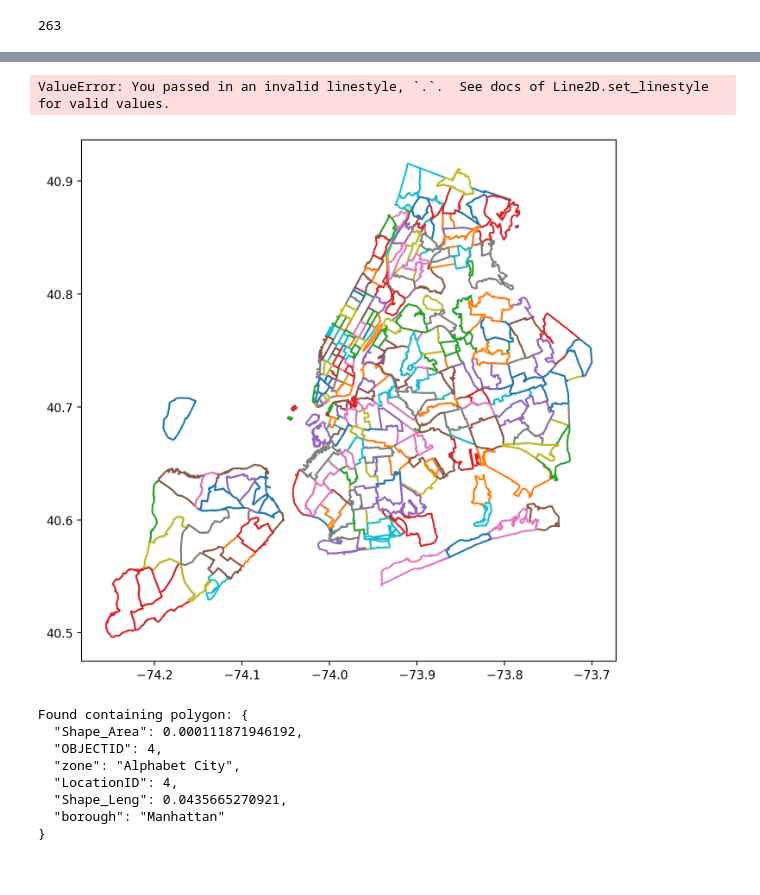
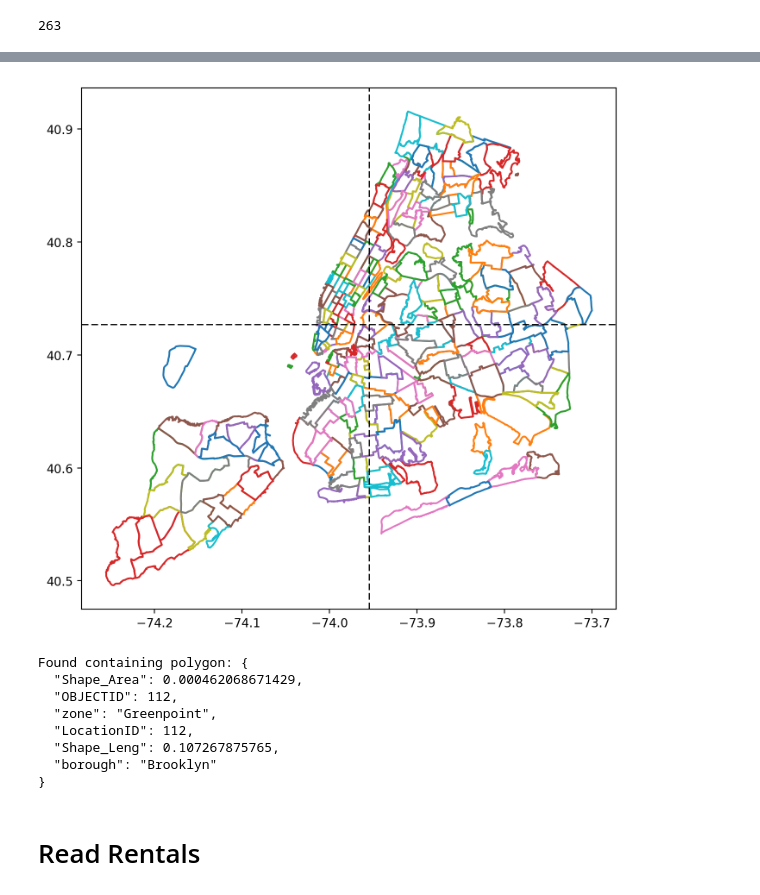
Before and after one commit to ds1004-sp17/ds1004, a Jupyter notebook: read_shapefiles.ipynb, the cells around one changed output, grey strips where cells are left out. Drawn from its saved outputs; the diff is of its cells as text; code cells hidden in the pictures.

Commit message:
read geo data

```diff
--- a/read_shapefiles.ipynb
+++ b/read_shapefiles.ipynb
@@ -34,7 +15,0 @@ shps[0].record
-# %%
-plt.figure(figsize=(8,8))
-for shape in shps:
-    x = [i[0] for i in shape.shape.points[:]]
-    y = [i[1] for i in shape.shape.points[:]]
-    plt.plot(x,y)
-plt.show()
@@ -129,25 +71,25 @@ gjs['features'][3]
  u'type': u'Feature'}
 # %%
 plt.figure(figsize=(8,8))
-test_lon, test_lat = -73.98, 40.725
+test_lon, test_lat = -73.955, 40.727
 for feature in gjs['features']:
     coords = feature['geometry']['coordinates'][0]
     if len(coords) < 3:
         coords = coords[0]
     x = [i[0] for i in coords]
     y = [i[1] for i in coords]
     plt.plot(x,y)
-plt.axhline(y=test_lat, linewidth=1, color='k', linestyle='--')|
+plt.axhline(y=test_lat, linewidth=1, color='k', linestyle='--')
+plt.axvline(x=test_lon, linewidth=1, color='k', linestyle='--')
 plt.show()
 # %% [output]
-ValueError: You passed in an invalid linestyle, `.`.  See docs of Line2D.set_linestyle for valid values.
-[figure, old version]
+[figure, new version]
 # %%
 from shapely.geometry import shape, Point
 # depending on your version, use: from shapely.geometry import shape, Point
 
 # construct point based on lon/lat returned by geocoder
-point = Point(-73.98, 40.725)
+point = Point(test_lon, test_lat)
 
 # check each polygon to see if it contains the point
 for feature in gjs['features']:
@@ -156,10 +98,10 @@ for feature in gjs['features']:
         print ('Found containing polygon:', json.dumps(feature['properties'], indent=2))
 # %% [output]
 Found containing polygon: {
-  "Shape_Area": 0.000111871946192,
-  "OBJECTID": 4,
-  "zone": "Alphabet City",
-  "LocationID": 4,
-  "Shape_Leng": 0.0435665270921,
-  "borough": "Manhattan"
+  "Shape_Area": 0.000462068671429,
+  "OBJECTID": 112,
+  "zone": "Greenpoint",
+  "LocationID": 112,
+  "Shape_Leng": 0.107267875765,
+  "borough": "Brooklyn"
 }
@@ -165,0 +112,2 @@ Found containing polygon: {
+# %% [markdown]
+# Read Rentals
```
Also changed, not shown: parts of 19 cells of this notebook.
